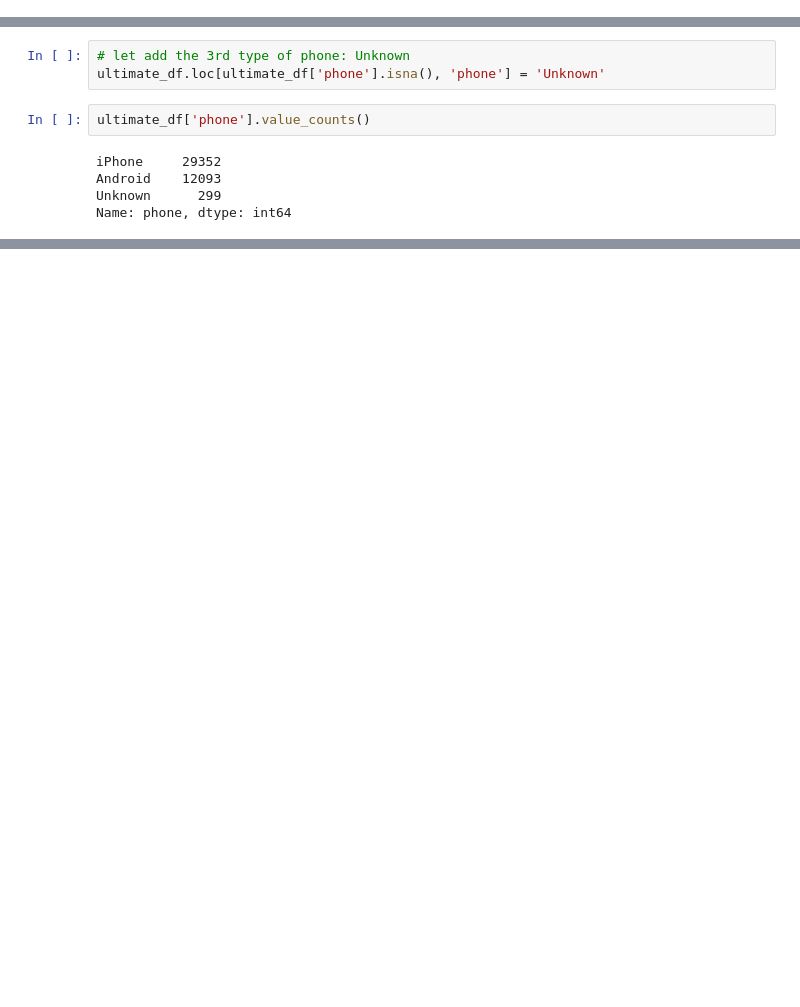
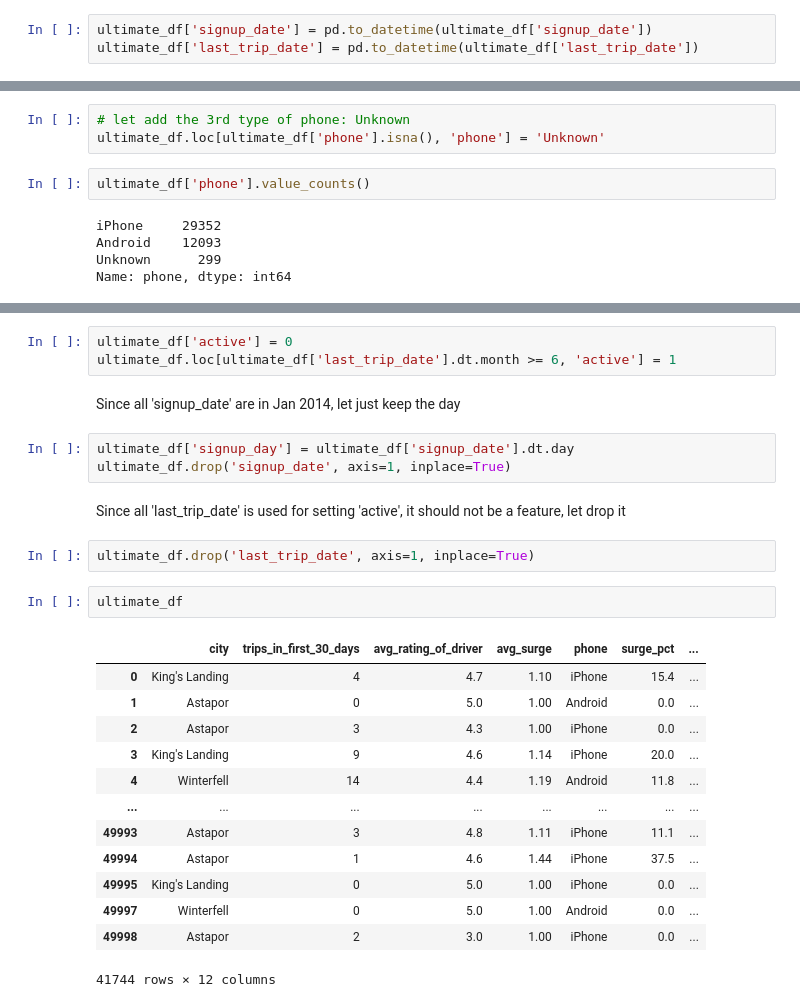
Before and after one commit to elbertsoftware/SpringboardAIC, a Jupyter notebook: take-home-challenges/ultimate_challenge/ultimate_data_science_challenge.ipynb, the cells around one changed output, grey strips where cells are left out. Drawn from its saved outputs; the diff is of its cells as text; blank space fills up the shorter version.

```diff
--- a/take-home-challenges/ultimate_challenge/ultimate_data_science_challenge.ipynb
+++ b/take-home-challenges/ultimate_challenge/ultimate_data_science_challenge.ipynb
@@ -95,3 +147,6 @@ ultimate_df = pd.read_json('ultimate_data_challenge.json')
+# %%
+ultimate_df['signup_date'] = pd.to_datetime(ultimate_df['signup_date'])
+ultimate_df['last_trip_date'] = pd.to_datetime(ultimate_df['last_trip_date'])
 # %%
 ultimate_df.info()
 # %% [output]
@@ -242,0 +311,28 @@ Name: phone, dtype: int64
+# %%
+ultimate_df['active'] = 0
+ultimate_df.loc[ultimate_df['last_trip_date'].dt.month >= 6, 'active'] = 1
+# %% [markdown]
+Since all 'signup_date' are in Jan 2014, let just keep the day
+# %%
+ultimate_df['signup_day'] = ultimate_df['signup_date'].dt.day
+ultimate_df.drop('signup_date', axis=1, inplace=True)
+# %% [markdown]
+Since all 'last_trip_date' is used for setting 'active', it should not be a feature, let drop it
+# %%
+ultimate_df.drop('last_trip_date', axis=1, inplace=True)
+# %%
+ultimate_df
+# %% [output]
+|  | city | trips_in_first_30_days | avg_rating_of_driver | avg_surge | phone | surge_pct | ... |
+| 0 | King's Landing | 4 | 4.7 | 1.10 | iPhone | 15.4 | ... |
+| 1 | Astapor | 0 | 5.0 | 1.00 | Android | 0.0 | ... |
+| 2 | Astapor | 3 | 4.3 | 1.00 | iPhone | 0.0 | ... |
+| 3 | King's Landing | 9 | 4.6 | 1.14 | iPhone | 20.0 | ... |
+| 4 | Winterfell | 14 | 4.4 | 1.19 | Android | 11.8 | ... |
+| ... | ... | ... | ... | ... | ... | ... | ... |
+| 49993 | Astapor | 3 | 4.8 | 1.11 | iPhone | 11.1 | ... |
+| 49994 | Astapor | 1 | 4.6 | 1.44 | iPhone | 37.5 | ... |
+| 49995 | King's Landing | 0 | 5.0 | 1.00 | iPhone | 0.0 | ... |
+| 49997 | Winterfell | 0 | 5.0 | 1.00 | Android | 0.0 | ... |
+| 49998 | Astapor | 2 | 3.0 | 1.00 | iPhone | 0.0 | ... |
+41744 rows × 12 columns
```
Also changed, not shown: parts of 44 cells of this notebook.
